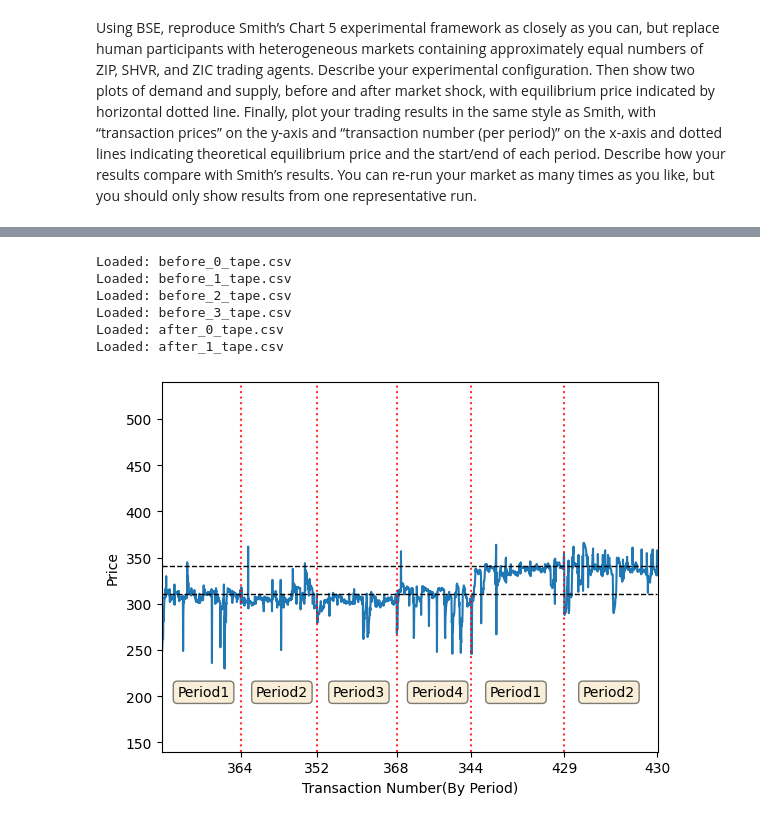
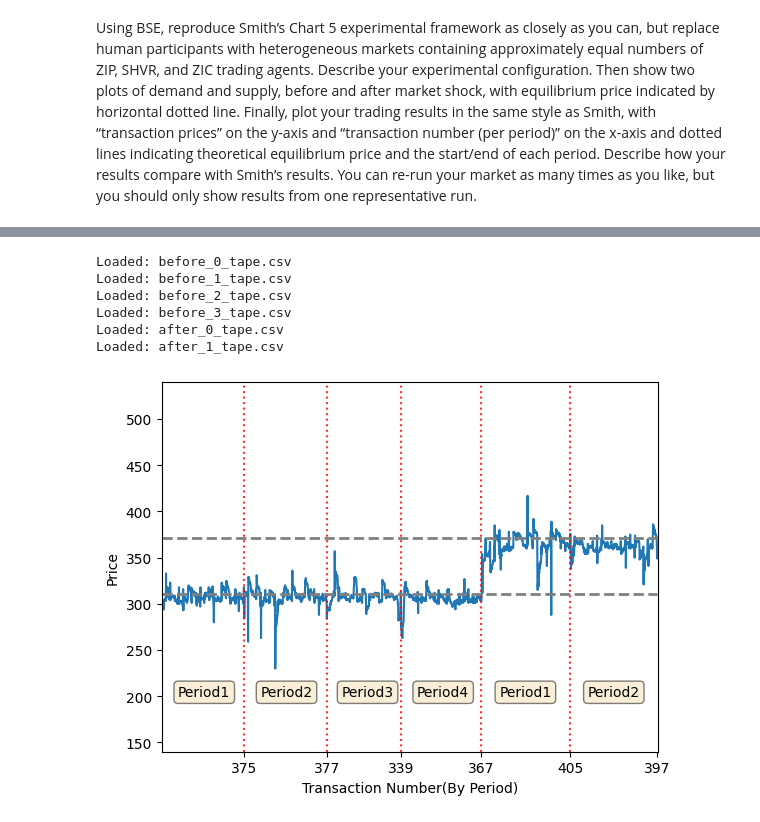
Before and after one commit to WendyWu0705/Auto-Trading_System, a Jupyter notebook: Q2.ipynb, the cells around one changed output, grey strips where cells are left out. Cells and saved outputs as stored; diff of their text form; code cells hidden in the pictures.

```diff
--- a/Q2.ipynb
+++ b/Q2.ipynb
@@ -48,9 +43,9 @@ buyers_spec = sellers_spec
 traders_spec = {'sellers':sellers_spec, 'buyers':buyers_spec}
 
 demand_range1 = (280,375)
-demand_range2 = (300,470)
+demand_range2 = (330,500)
 supply_range1 = (210, 360)  # equilibrium_price1 ~ 75
-supply_range2 = (220, 380) # equilibrium_price2 ~ 175
+supply_range2 = (250, 410)
 
 start_time = 0
 mid_time = 60 * 6
@@ -76,8 +68,3 @@ Over!
-# %%
-demand_range1 = (280,375)
-demand_range2 = (300,470)
-supply_range1 = (210, 360)  # equilibrium_price1 ~ 75
-supply_range2 = (220, 380)
 # %%
 def getorderprice(i, sched, n, mode):
     pmin = min(sched[0][0], sched[0][1])
@@ -244,33 +414,33 @@ len5 = len4+len5
 len6 = len5+len6
 bbox_set = {'boxstyle':'round','facecolor':'wheat','alpha':0.5}
 pos = 200
 fig, ax = plt.subplots()
 ax.set_ylim(140,540)
 ax.set_xlim(0,len(D1)+1)
 ax.plot(range(1,len(D1)+1), D1, linestyle='-')
 ax.plot([len1,len1], [140, 540], ':', color='red', alpha=0.8)
 ax.plot([len2,len2], [140, 540], ':', color='red', alpha=0.8)
 ax.plot([len3,len3], [140, 540], ':', color='red', alpha=0.8)
 ax.plot([len4,len4], [140, 540], ':', color='red', alpha=0.8)
 ax.plot([len5,len5], [140, 540], ':', color='red', alpha=0.8)
-ax.plot([0,len(D1)],[equilibrium_price1,equilibrium_price1],linestyle = '--',color='black',linewidth =1)
-ax.plot([0,len(D1)],[equilibrium_price2,equilibrium_price2],linestyle = '--',color='black',linewidth =1)
+ax.plot([0,len(D1)],[equilibrium_price1,equilibrium_price1],linestyle = '--',color='gray',linewidth =2)
+ax.plot([0,len(D1)],[equilibrium_price2,equilibrium_price2],linestyle = '--',color='gray',linewidth =2)
 ax.text(1/5*len1,pos,'Period1',bbox=bbox_set)
 ax.text(len1+1/5*(len2-len1),pos,'Period2',bbox=bbox_set)
 ax.text(len2+1/5*(len3-len2),pos,'Period3',bbox=bbox_set)
 ax.text(len3+1/5*(len4-len3),pos,'Period4',bbox=bbox_set)
 ax.text(len4+1/5*(len5-len4),pos,'Period1',bbox=bbox_set)
 ax.text(len5+1/5*(len6-len5),pos,'Period2',bbox=bbox_set)
 ax.set_xticks([len1, len2, len3, len4, len5,len6])
 ax.set_xticklabels([len1,len2-len1,len3-len2,len4-len3,len5-len4,len6-len5])
 ax.set_xlabel('Transaction Number(By Period)')
 ax.set_ylabel('Price')
 plt.show()
 # %% [output]
 Loaded: before_0_tape.csv
 Loaded: before_1_tape.csv
 Loaded: before_2_tape.csv
 Loaded: before_3_tape.csv
 Loaded: after_0_tape.csv
 Loaded: after_1_tape.csv
-[figure, old version]
+[figure, new version]
```
Also changed, not shown: parts of 5 cells of this notebook, 2 other files.
